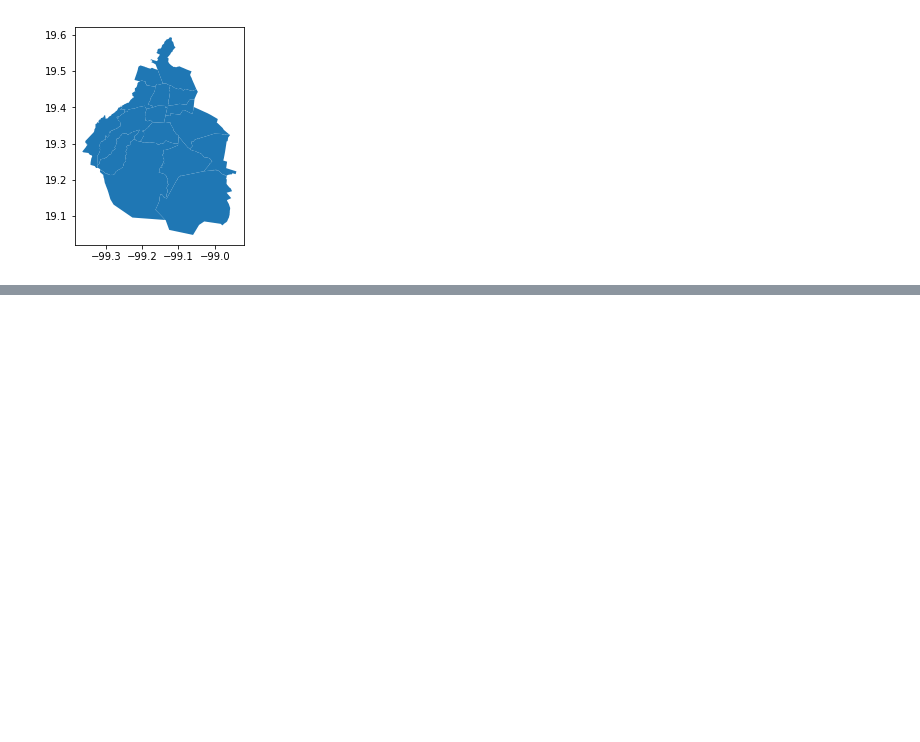
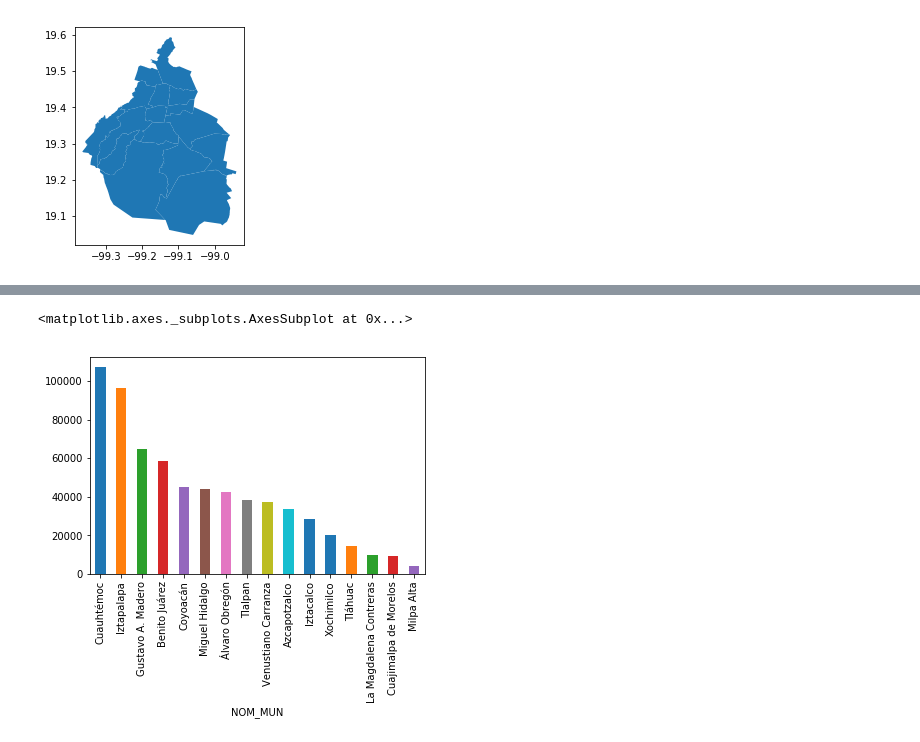
Before and after one commit to godinenbicicleta/geopandas-tutorial, a Jupyter notebook: GeoPandasTutorial.ipynb, the cells around one changed output, grey strips where cells are left out. Saved outputs shown, nothing was run; the diff lists cells and outputs as text; code cells hidden in the pictures; blank space fills up the shorter version.

Commit message:
add spatial joins and homicides plot

```diff
--- a/GeoPandasTutorial.ipynb
+++ b/GeoPandasTutorial.ipynb
@@ -125,4 +129,4 @@ muni.plot()
 [figure]
 # %%
 #Usamos un join espacial para juntar los datos de delitos con su respectiva delegacion
-delegaciones_data = gpd.sjoin(gf,muni, how = "inner", op="within")
+delegaciones_data = gpd.sjoin(muni,gf, how = "inner", op="contains")
@@ -130,0 +165,5 @@ OSError: Could not find libspatialindex_c library file
+# %%
+delegaciones_data.groupby("NOM_MUN").CVE_ENT.count().sort_values(ascending = False).plot.bar()
+# %% [output]
+<matplotlib.axes._subplots.AxesSubplot at 0x...>
+[figure, added]
```
Also changed, not shown: parts of 8 cells of this notebook.
